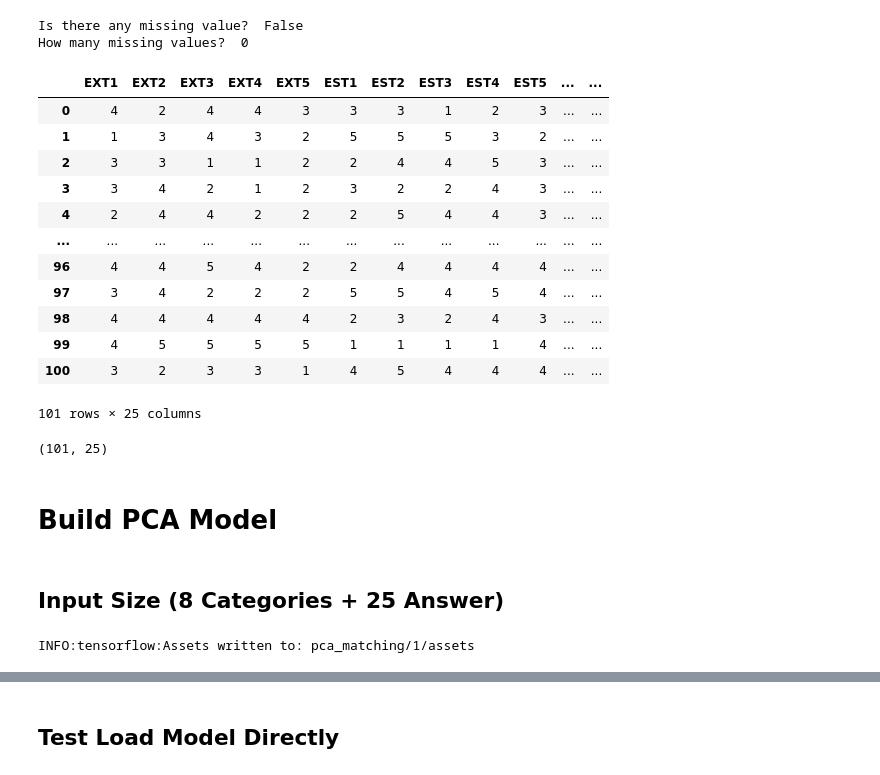
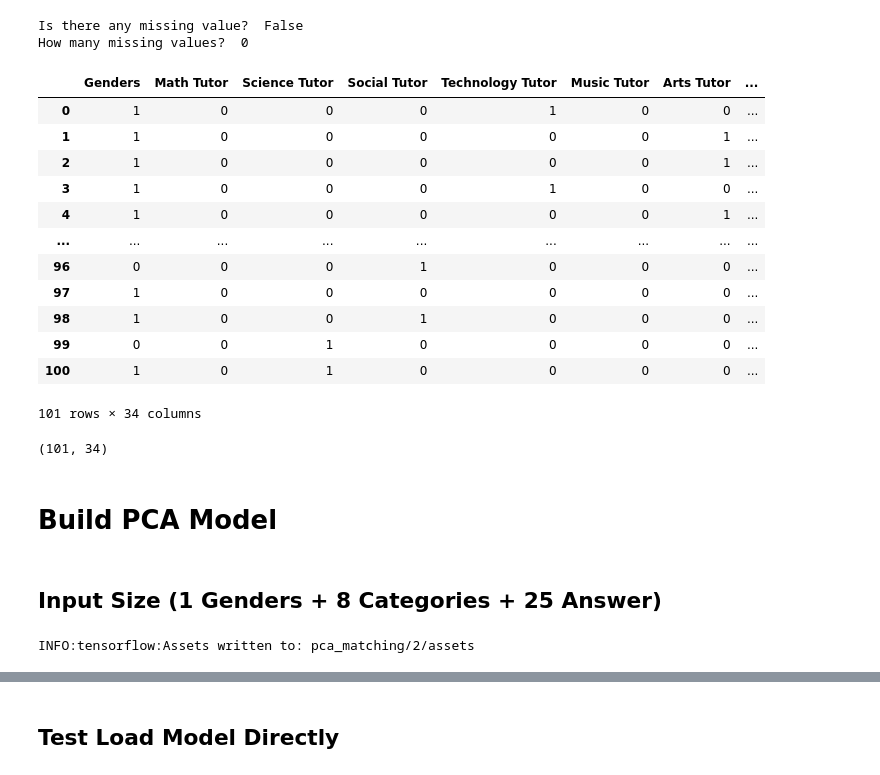
Before and after one commit to IhlasulMufti/Tutor-Matchmaking, a Jupyter notebook: matchmaking_feature/tutor_pca_size_34.ipynb, the cells around one changed output, grey strips where cells are left out. Saved outputs shown, nothing was run; the diff lists cells and outputs as text; code cells hidden in the pictures.

Commit message:
new model with genders on it

```diff
--- a/tutor_pca_size_25.ipynb
+++ b/matchmaking_feature/tutor_pca_size_34.ipynb
@@ -35,45 +35,36 @@ match_df = clean_df.copy()
 # %%
 # Drop Column that not use for clustering match
 match_df.drop([
     'Names',
-    'Genders',
     'Age Ranges',
     'Specialization',
     'Categories',
-    'Math Tutor',
-    'Science Tutor',
-    'Social Tutor',
-    'Technology Tutor',
-    'Music Tutor',
-    'Arts Tutor',
-    'Multimedia Tutor',
-    'Language Tutor'
 ], axis=1, inplace=True)
 
 match_df
 # %% [output]
-|  | EXT1 | EXT2 | EXT3 | EXT4 | EXT5 | EST1 | EST2 | EST3 | EST4 | EST5 | ... | ... |
-| 0 | 4 | 2 | 4 | 4 | 3 | 3 | 3 | 1 | 2 | 3 | ... | ... |
-| 1 | 1 | 3 | 4 | 3 | 2 | 5 | 5 | 5 | 3 | 2 | ... | ... |
-| 2 | 3 | 3 | 1 | 1 | 2 | 2 | 4 | 4 | 5 | 3 | ... | ... |
-| 3 | 3 | 4 | 2 | 1 | 2 | 3 | 2 | 2 | 4 | 3 | ... | ... |
-| 4 | 2 | 4 | 4 | 2 | 2 | 2 | 5 | 4 | 4 | 3 | ... | ... |
-| ... | ... | ... | ... | ... | ... | ... | ... | ... | ... | ... | ... | ... |
-| 96 | 4 | 4 | 5 | 4 | 2 | 2 | 4 | 4 | 4 | 4 | ... | ... |
-| 97 | 3 | 4 | 2 | 2 | 2 | 5 | 5 | 4 | 5 | 4 | ... | ... |
-| 98 | 4 | 4 | 4 | 4 | 4 | 2 | 3 | 2 | 4 | 3 | ... | ... |
-| 99 | 4 | 5 | 5 | 5 | 5 | 1 | 1 | 1 | 1 | 4 | ... | ... |
-| 100 | 3 | 2 | 3 | 3 | 1 | 4 | 5 | 4 | 4 | 4 | ... | ... |
+|  | Genders | Math Tutor | Science Tutor | Social Tutor | Technology Tutor | Music Tutor | Arts Tutor | ... |
+| 0 | 1 | 0 | 0 | 0 | 1 | 0 | 0 | ... |
+| 1 | 1 | 0 | 0 | 0 | 0 | 0 | 1 | ... |
+| 2 | 1 | 0 | 0 | 0 | 0 | 0 | 1 | ... |
+| 3 | 1 | 0 | 0 | 0 | 1 | 0 | 0 | ... |
+| 4 | 1 | 0 | 0 | 0 | 0 | 0 | 1 | ... |
+| ... | ... | ... | ... | ... | ... | ... | ... | ... |
+| 96 | 0 | 0 | 0 | 1 | 0 | 0 | 0 | ... |
+| 97 | 1 | 0 | 0 | 0 | 0 | 0 | 0 | ... |
+| 98 | 1 | 0 | 0 | 1 | 0 | 0 | 0 | ... |
+| 99 | 0 | 0 | 1 | 0 | 0 | 0 | 0 | ... |
+| 100 | 1 | 0 | 1 | 0 | 0 | 0 | 0 | ... |
-101 rows × 25 columns
+101 rows × 34 columns
 # %%
 match_array = match_df.values
 match_array.shape
 # %% [output]
-(101, 25)
+(101, 34)
 # %% [markdown]
 # Build PCA Model
 # %% [markdown]
-## Input Size (8 Categories + 25 Answer)
+## Input Size (1 Genders + 8 Categories + 25 Answer)
 # %%
 class PCAModel(tf.Module):
     def __init__(self, x_mean, components):
@@ -136,12 +127,12 @@ pca_model = PCAModel(x_mean, components)
 # Save the PCAModel as a SavedModel
 tf.saved_model.save(
     pca_model,
-    export_dir='pca_matching/1/',
+    export_dir='pca_matching/2/',
     signatures={
         'serving_default': pca_model.apply_pca.get_concrete_function()
     }
 )
 # %% [output]
-INFO:tensorflow:Assets written to: pca_matching/1/assets
+INFO:tensorflow:Assets written to: pca_matching/2/assets
 # %%
 
```
Also changed, not shown: parts of 10 cells of this notebook, 44 other files.
